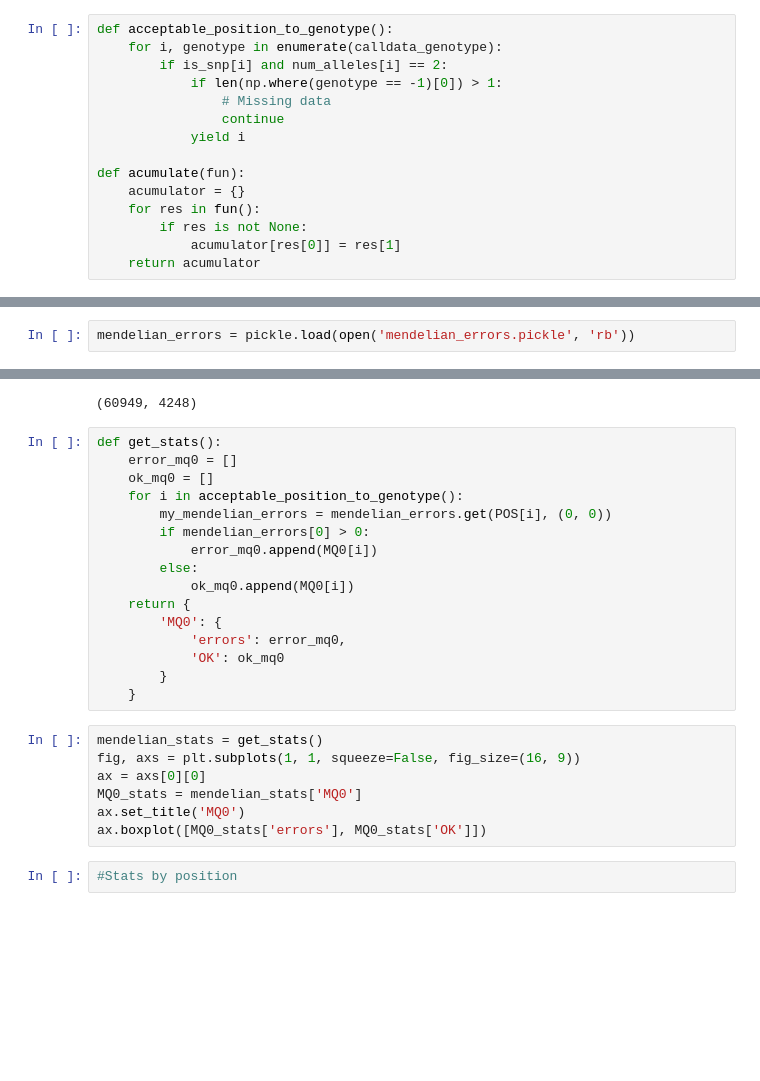
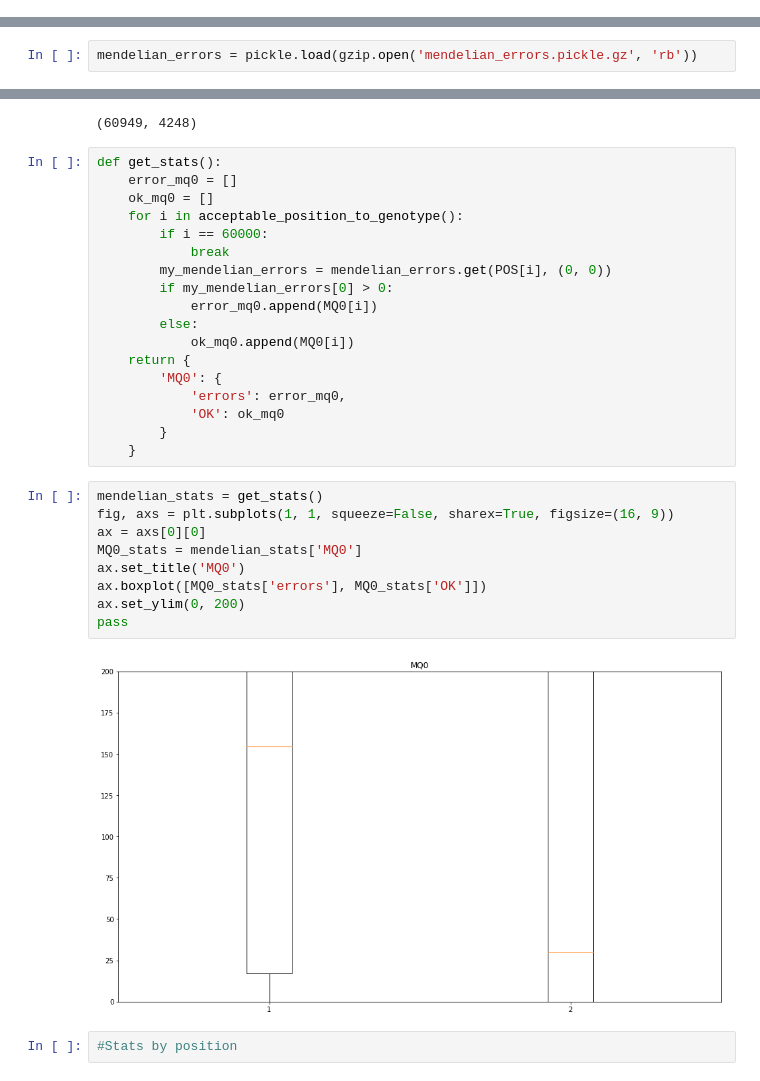
Before and after one commit to hsiaoyi0504/Bioinformatics-with-Python-Cookbook-Second-Edition, a Jupyter notebook: notebooks/10_ML/Exploration.ipynb, the cells around one changed output, grey strips where cells are left out. Cells and saved outputs as stored; diff of their text form; blank space fills up the shorter version.

```diff
--- a/notebooks/10_ML/Exploration.ipynb
+++ b/notebooks/10_ML/Exploration.ipynb
@@ -70,18 +36,3 @@ def get_family_indexes(samples_hdf5, cross_pd):
 samples = pd.read_csv('samples.tsv', sep='\t')
 cross_pd = samples[samples['cross'] == 'cross-29-2']
 family_indexes = get_family_indexes(samples_hdf5, cross_pd)
-# %%
-def acceptable_position_to_genotype():
-    for i, genotype in enumerate(calldata_genotype):
-        if is_snp[i] and num_alleles[i] == 2:
-            if len(np.where(genotype == -1)[0]) > 1:
-                # Missing data
-                continue
-            yield i
-
-def acumulate(fun):
-    acumulator = {}
-    for res in fun():
-        if res is not None:
-            acumulator[res[0]] = res[1]
-    return acumulator
@@ -123,5 +39,5 @@ pickle.dump(mendelian_errors, open('mendelian_errors.pickle', 'wb'))
 # %%
-mendelian_errors = pickle.load(open('mendelian_errors.pickle', 'rb'))
+mendelian_errors = pickle.load(gzip.open('mendelian_errors.pickle.gz', 'rb'))
 # %%
 len(mendelian_errors), len(list(filter(lambda x: x[0] > 0,mendelian_errors.values())))
 # %% [output]
@@ -131,8 +47,10 @@ def get_stats():
     error_mq0 = []
     ok_mq0 = []
     for i in acceptable_position_to_genotype():
+        if i == 60000:
+            break
         my_mendelian_errors = mendelian_errors.get(POS[i], (0, 0))
-        if mendelian_errors[0] > 0:
+        if my_mendelian_errors[0] > 0:
             error_mq0.append(MQ0[i])
         else:
             ok_mq0.append(MQ0[i])
@@ -144,11 +62,15 @@ def get_stats():
     }
 # %%
 mendelian_stats = get_stats()
-fig, axs = plt.subplots(1, 1, squeeze=False, fig_size=(16, 9))
+fig, axs = plt.subplots(1, 1, squeeze=False, sharex=True, figsize=(16, 9))
 ax = axs[0][0]
 MQ0_stats = mendelian_stats['MQ0']
 ax.set_title('MQ0')
 ax.boxplot([MQ0_stats['errors'], MQ0_stats['OK']])
+ax.set_ylim(0, 200)
+pass
+# %% [output]
+[figure, added]
 # %%
 #Stats by position
 # %%
```
Also changed, not shown: parts of 4 cells of this notebook, 2 other files.
